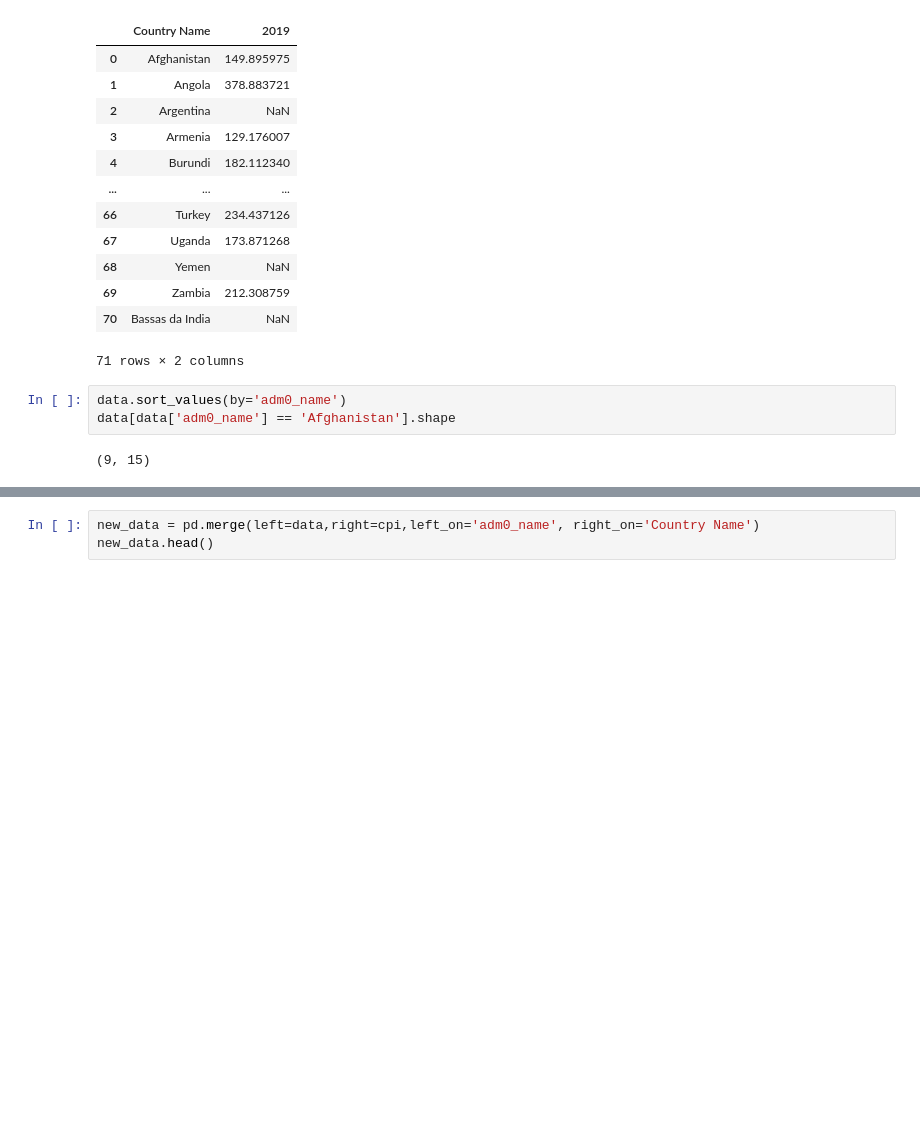
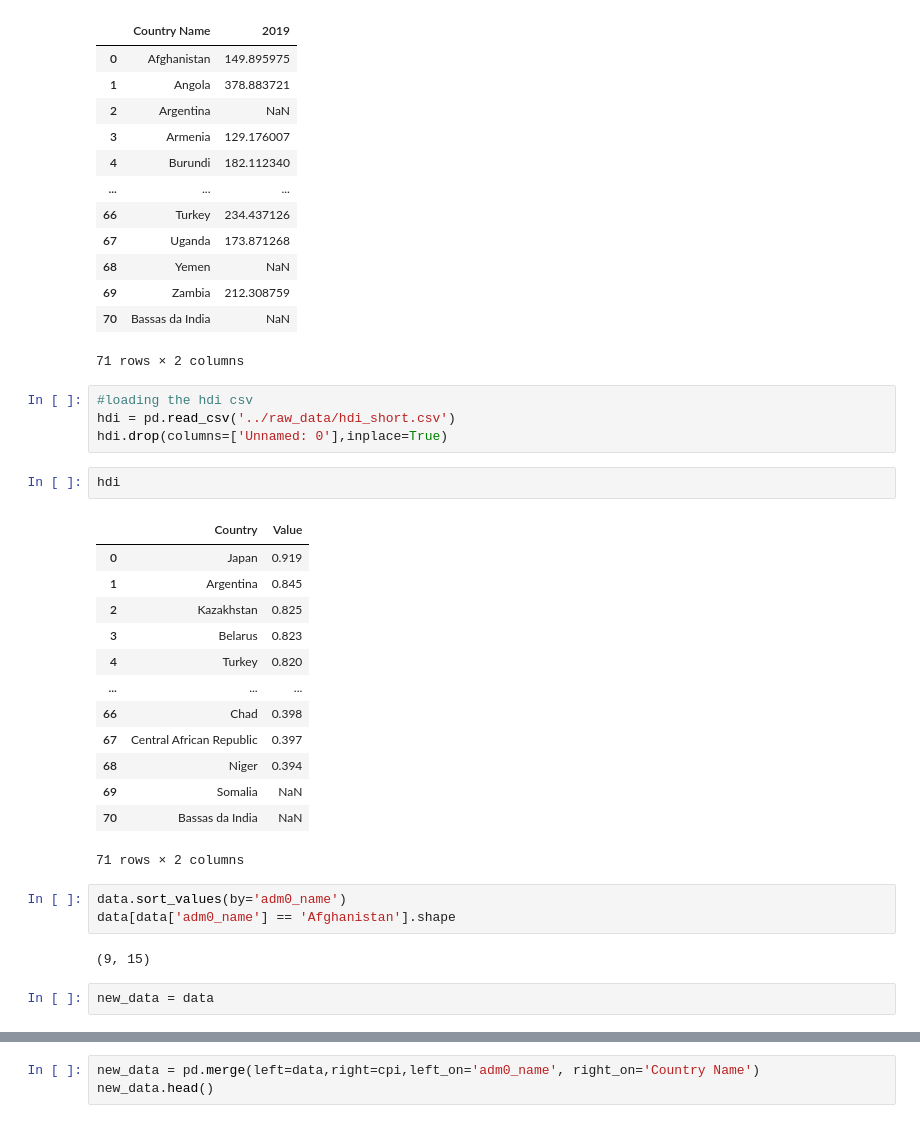
Before and after one commit to AllanRPetersen/Predicting-Food-Prices, a Jupyter notebook: notebooks/adrian pre-modeling.ipynb, the cells around one changed output, grey strips where cells are left out. Cells and saved outputs as stored; diff of their text form; blank space fills up the shorter version.

```diff
--- a/notebooks/adrian pre-modeling.ipynb
+++ b/notebooks/adrian pre-modeling.ipynb
@@ -74,11 +77,33 @@ cpi
 | 69 | Zambia | 212.308759 |
 | 70 | Bassas da India | NaN |
 71 rows × 2 columns
+# %%
+#loading the hdi csv
+hdi = pd.read_csv('../raw_data/hdi_short.csv')
+hdi.drop(columns=['Unnamed: 0'],inplace=True)
+# %%
+hdi
+# %% [output]
+|  | Country | Value |
+| 0 | Japan | 0.919 |
+| 1 | Argentina | 0.845 |
+| 2 | Kazakhstan | 0.825 |
+| 3 | Belarus | 0.823 |
+| 4 | Turkey | 0.820 |
+| ... | ... | ... |
+| 66 | Chad | 0.398 |
+| 67 | Central African Republic | 0.397 |
+| 68 | Niger | 0.394 |
+| 69 | Somalia | NaN |
+| 70 | Bassas da India | NaN |
+71 rows × 2 columns
 # %%
 data.sort_values(by='adm0_name')
 data[data['adm0_name'] == 'Afghanistan'].shape
 # %% [output]
 (9, 15)
+# %%
+new_data = data
 # %%
 new_data[new_data['adm0_name'] == 'Afghanistan'].shape
 # %% [output]
```
Also changed, not shown: parts of 26 cells of this notebook.
